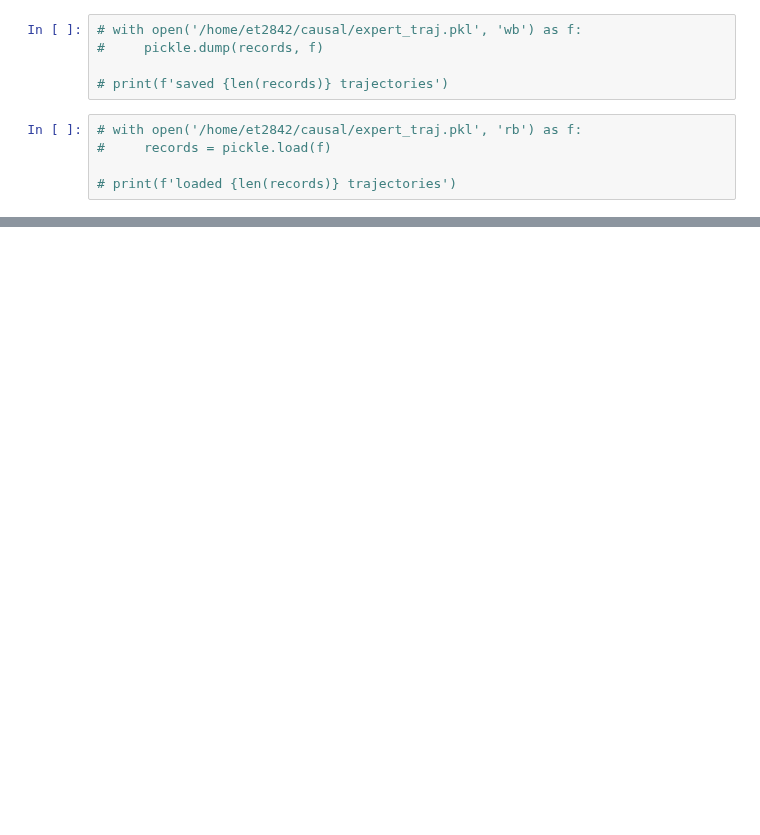
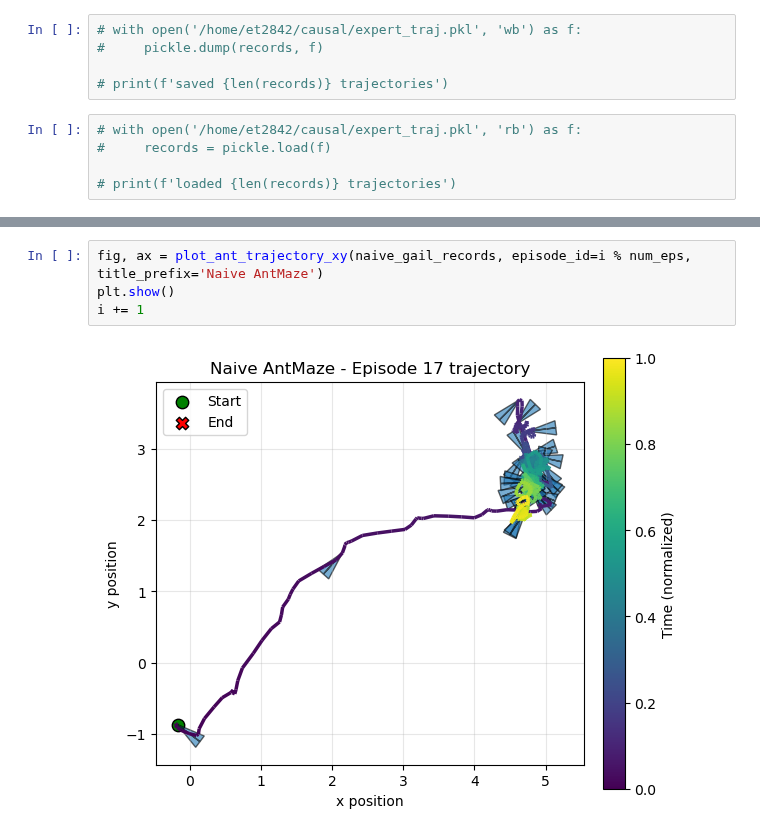
Before and after one commit to CausalAILab/Causal-RL, a Jupyter notebook: examples/imitation/test_antmaze_gail.ipynb, the cells around one changed output, grey strips where cells are left out. Cells and saved outputs as stored; diff of their text form; blank space fills up the shorter version.

```diff
--- a/examples/imitation/test_antmaze_gail.ipynb
+++ b/examples/imitation/test_antmaze_gail.ipynb
@@ -123,0 +819,6 @@ records = collect_imitator_trajectories(
+# %%
+fig, ax = plot_ant_trajectory_xy(naive_gail_records, episode_id=i % num_eps, title_prefix='Naive AntMaze')
+plt.show()
+i += 1
+# %% [output]
+[figure, added]
```
Also changed, not shown: parts of 25 cells of this notebook, 3 other files.
